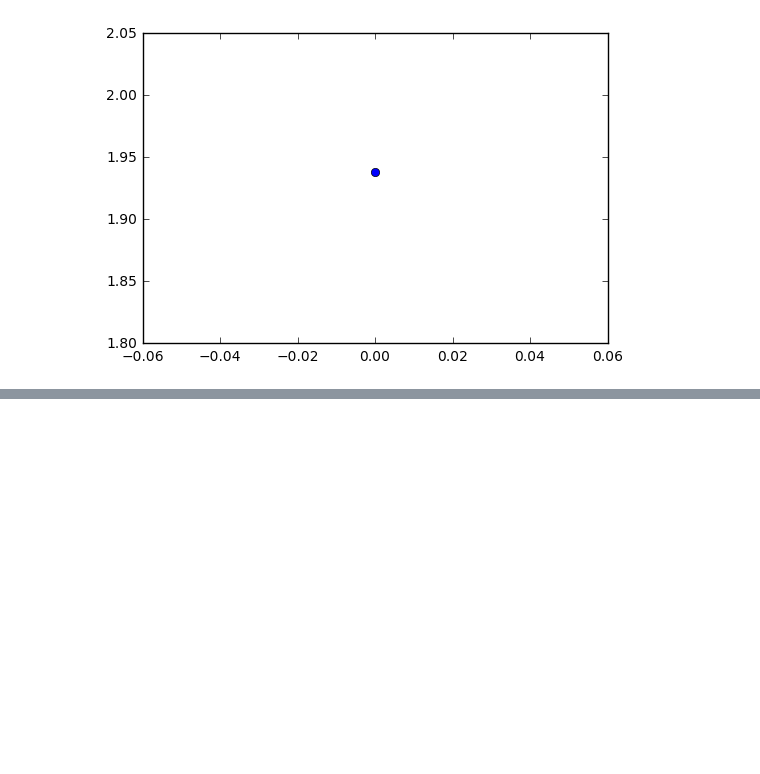
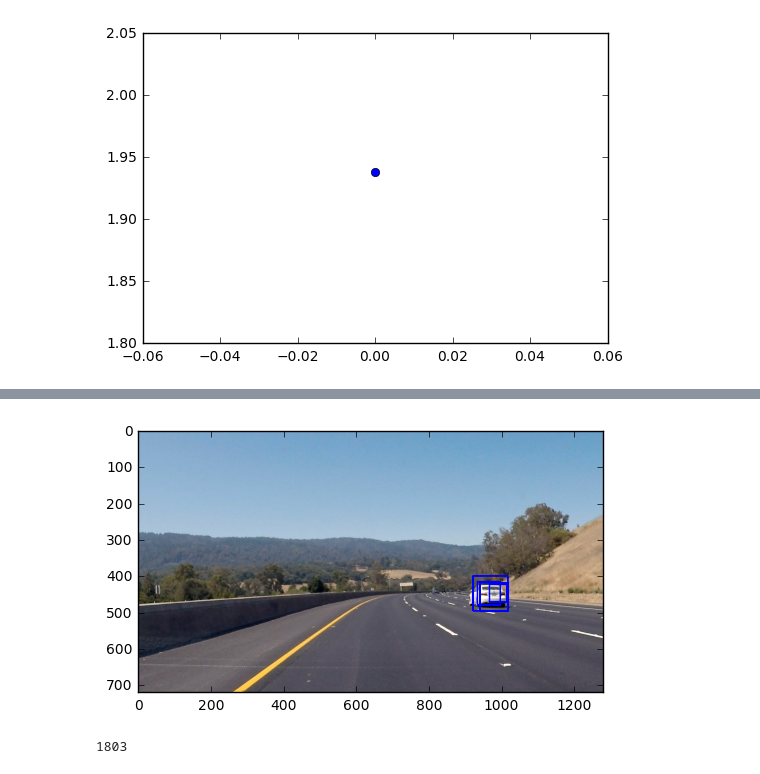
Before and after one commit to eigendreams/vehicle_tracking, a Jupyter notebook: Universal.ipynb, the cells around one changed output, grey strips where cells are left out. Cells and saved outputs as stored; diff of their text form; code cells hidden in the pictures; blank space fills up the shorter version.

```diff
--- a/Universal.ipynb
+++ b/Universal.ipynb
@@ -601,3 +601,19 @@ def slideAll(img,
                                               x_overlap=overlap)
 
     return window_list
+# %%
+img = mpimg.imread('test_images/test3.jpg')
+window_list = slideAll( img,
+                         nlines = 16,
+                         nvariations = 2,
+                         pvariations = 0.40,
+                         min_pixels = 64,
+                         overlap = 0.8 )
+# %%
+window_img = draw_boxes(img, window_list, color=(0, 0, 255), thick=3)
+plt.imshow(window_img)
+plt.show()
+print(counter)
+# %% [output]
+[figure, added]
+1803
```
Also changed, not shown: parts of 18 cells of this notebook.
